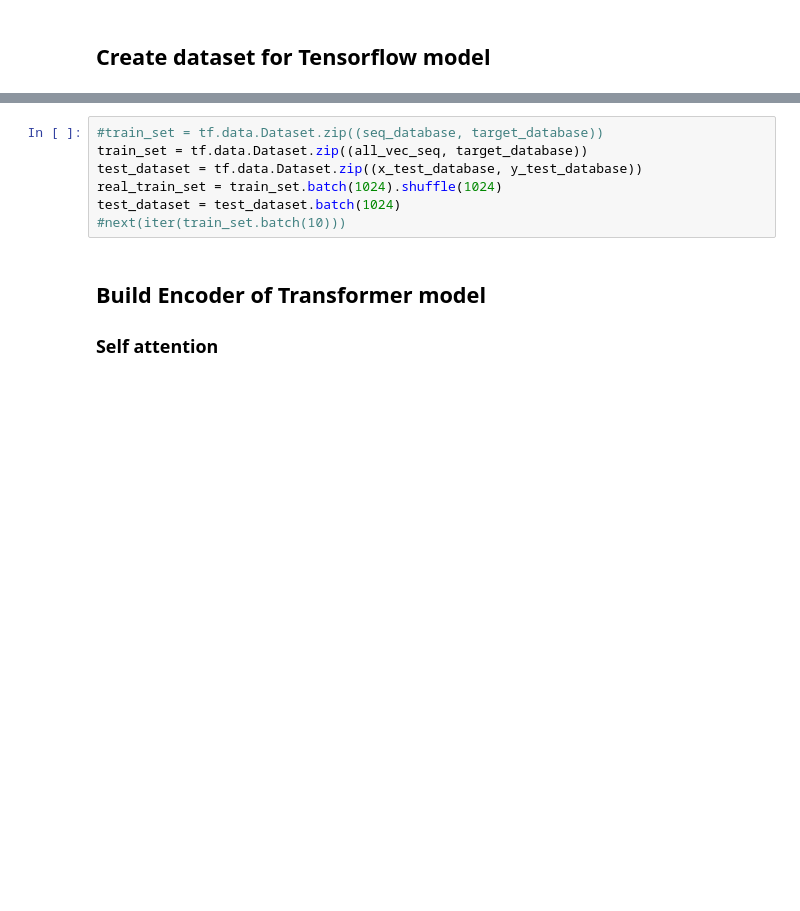
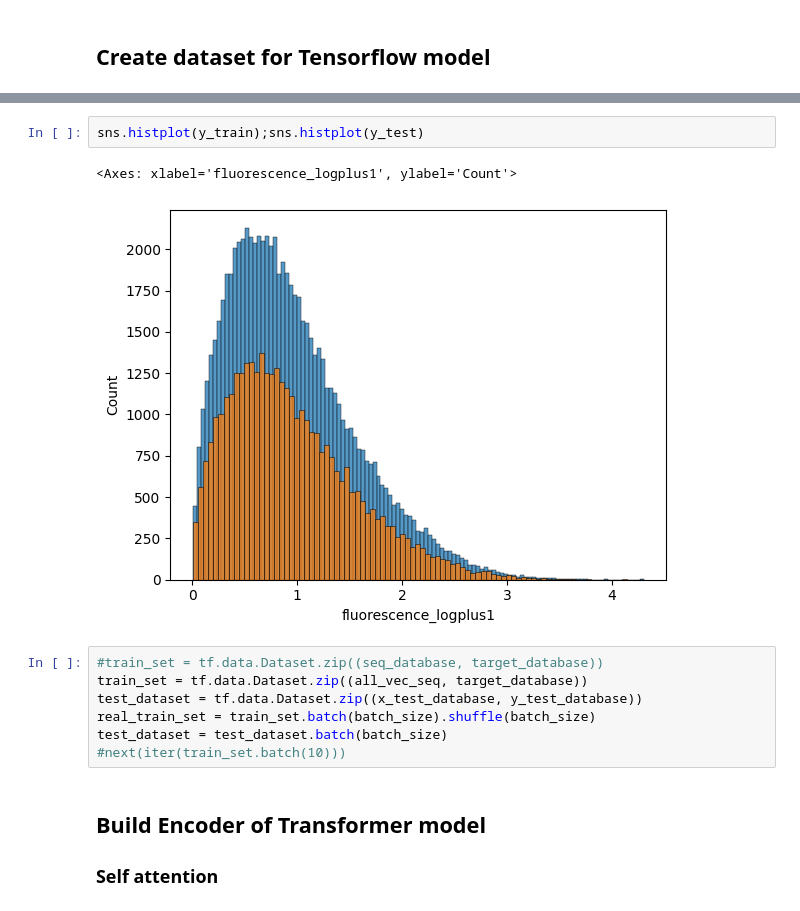
Before and after one commit to xfrx8/Transformer-RNA-master, a Jupyter notebook: Transformer-DNA-周.ipynb, the cells around one changed output, grey strips where cells are left out. Cells and saved outputs as stored; diff of their text form; blank space fills up the shorter version.

```diff
--- a/Transformer-DNA-周.ipynb
+++ b/Transformer-DNA-周.ipynb
@@ -119,9 +144,14 @@ y_test_database = tf.data.Dataset.from_tensor_slices(y_test)
+# %%
+sns.histplot(y_train);sns.histplot(y_test)
+# %% [output]
+<Axes: xlabel='fluorescence_logplus1', ylabel='Count'>
+[figure, added]
 # %%
 #train_set = tf.data.Dataset.zip((seq_database, target_database))
 train_set = tf.data.Dataset.zip((all_vec_seq, target_database))
 test_dataset = tf.data.Dataset.zip((x_test_database, y_test_database))
-real_train_set = train_set.batch(1024).shuffle(1024)
-test_dataset = test_dataset.batch(1024)
+real_train_set = train_set.batch(batch_size).shuffle(batch_size)
+test_dataset = test_dataset.batch(batch_size)
 #next(iter(train_set.batch(10)))
 # %% [markdown]
 ## Build Encoder of Transformer model
```
Also changed, not shown: parts of 17 cells of this notebook.
